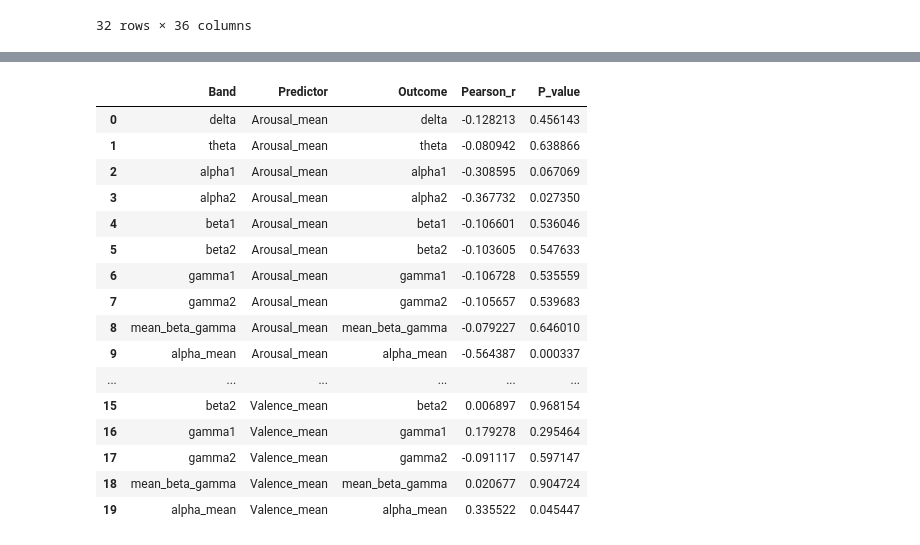
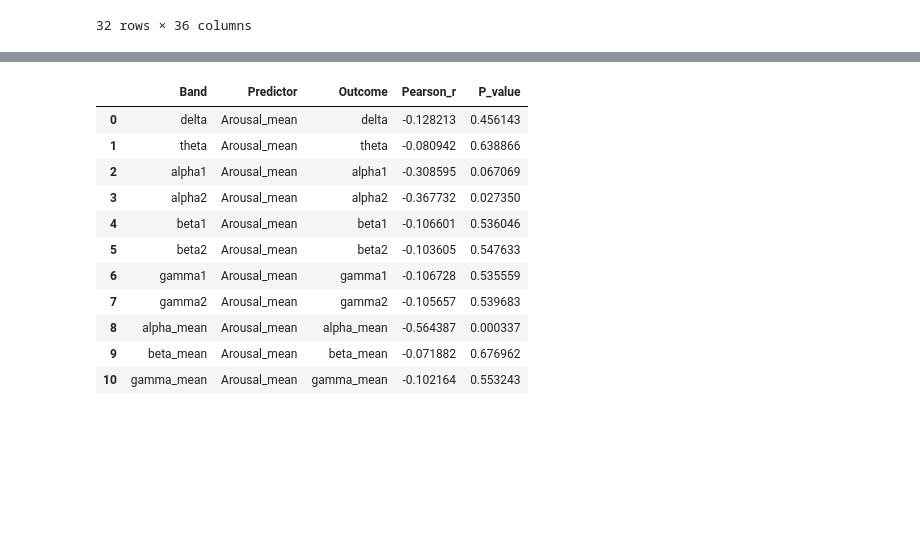
Before and after one commit to deybelman/EEG_Analysis_Project, a Jupyter notebook: analysis final.ipynb, the cells around one changed output, grey strips where cells are left out. Cells and saved outputs as stored; diff of their text form; code cells hidden in the pictures; blank space fills up the shorter version.

```diff
--- a/analysis final.ipynb
+++ b/analysis final.ipynb
@@ -283,9 +218,6 @@ arousal_filtered_df = arousal_df_filtered
 # %%
 # Create a combined dataframe with all data needed for analysis
 # Columns: Participant_ID, Video_ID, Arousal, and 8 LZC channel scores (NO Valence)
-
-# Define channels
-channels = ["delta", "theta", "alpha1", "alpha2", "beta1", "beta2", "gamma1", "gamma2"]
 
 # Initialize list to store rows
 rows = []
@@ -332,5 +264,3 @@ combined_df = pd.DataFrame(rows)
 # Reorder columns: Participant_ID, Video_ID, Arousal, then 8 channels (NO Valence)
 column_order = ['Participant_ID', 'Video_ID', 'Arousal'] + channels
 combined_df = combined_df[column_order]
-
-combined_df
@@ -351,3 +267,7 @@ combined_df
 # %%
-# Create the alpha_mean column as the mean of alpha1 and alpha2 for each row (trial)
+# Create the mean columns as the mean of alpha 1/2, beta1/2, gamma1/2 for each row (trial)
 combined_df['alpha_mean'] = combined_df[['alpha1', 'alpha2']].mean(axis=1)
+combined_df['beta_mean'] = combined_df[['beta1', 'beta2']].mean(axis=1)
+combined_df['gamma_mean'] = combined_df[['gamma1', 'gamma2']].mean(axis=1)
+
+combined_df
@@ -354,17 +287,0 @@ combined_df['alpha_mean'] = combined_df[['alpha1', 'alpha2']].mean(axis=1)
-# %%
-import statsmodels.formula.api as smf
-
-# Make sure these columns exist as you showed:
-# Participant_ID, Video_ID, Arousal, beta1
-
-# Treat arousal as numeric 1–7
-combined_df["Arousal"] = combined_df["Arousal"].astype(float)
-
-# Linear mixed model: random intercept for participant, fixed effects for beta1 and Video_ID
-model = smf.mixedlm(
-    "Arousal ~ beta1 + C(Video_ID)",   # fixed effects
-    data=combined_df,
-    groups=combined_df["Participant_ID"]        # random intercept for participants
-)
-result = model.fit()
-print(result.summary())
@@ -813,46 +376,32 @@ Notes:
 # %%
 from scipy.stats import pearsonr
 
 corr_results = []
 
 for band in bands:
     # Now: Predict lzc from arousal/valence, i.e., lzc ~ arousal_mean
     r, p = pearsonr(combined_per_video_df["Arousal_mean"], combined_per_video_df[band])
     corr_results.append({
         "Band": band,
         "Predictor": "Arousal_mean",
         "Outcome": band,
         "Pearson_r": r,
         "P_value": p
     })
 
-for band in bands:
-    r, p = pearsonr(combined_per_video_df["Valence_mean"], combined_per_video_df[band])
-    corr_results.append({
-        "Band": band,
-        "Predictor": "Valence_mean",
-        "Outcome": band,
-        "Pearson_r": r,
-        "P_value": p
-    })
 
 corr_df = pd.DataFrame(corr_results)
 corr_df
 # %% [output]
 |  | Band | Predictor | Outcome | Pearson_r | P_value |
 | 0 | delta | Arousal_mean | delta | -0.128213 | 0.456143 |
 | 1 | theta | Arousal_mean | theta | -0.080942 | 0.638866 |
 | 2 | alpha1 | Arousal_mean | alpha1 | -0.308595 | 0.067069 |
 | 3 | alpha2 | Arousal_mean | alpha2 | -0.367732 | 0.027350 |
 | 4 | beta1 | Arousal_mean | beta1 | -0.106601 | 0.536046 |
 | 5 | beta2 | Arousal_mean | beta2 | -0.103605 | 0.547633 |
 | 6 | gamma1 | Arousal_mean | gamma1 | -0.106728 | 0.535559 |
 | 7 | gamma2 | Arousal_mean | gamma2 | -0.105657 | 0.539683 |
-| 8 | mean_beta_gamma | Arousal_mean | mean_beta_gamma | -0.079227 | 0.646010 |
-| 9 | alpha_mean | Arousal_mean | alpha_mean | -0.564387 | 0.000337 |
-| ... | ... | ... | ... | ... | ... |
-| 15 | beta2 | Valence_mean | beta2 | 0.006897 | 0.968154 |
-| 16 | gamma1 | Valence_mean | gamma1 | 0.179278 | 0.295464 |
-| 17 | gamma2 | Valence_mean | gamma2 | -0.091117 | 0.597147 |
-| 18 | mean_beta_gamma | Valence_mean | mean_beta_gamma | 0.020677 | 0.904724 |
-| 19 | alpha_mean | Valence_mean | alpha_mean | 0.335522 | 0.045447 |
+| 8 | alpha_mean | Arousal_mean | alpha_mean | -0.564387 | 0.000337 |
+| 9 | beta_mean | Arousal_mean | beta_mean | -0.071882 | 0.676962 |
+| 10 | gamma_mean | Arousal_mean | gamma_mean | -0.102164 | 0.553243 |
```
Also changed, not shown: parts of 16 cells of this notebook, 1 other file.
